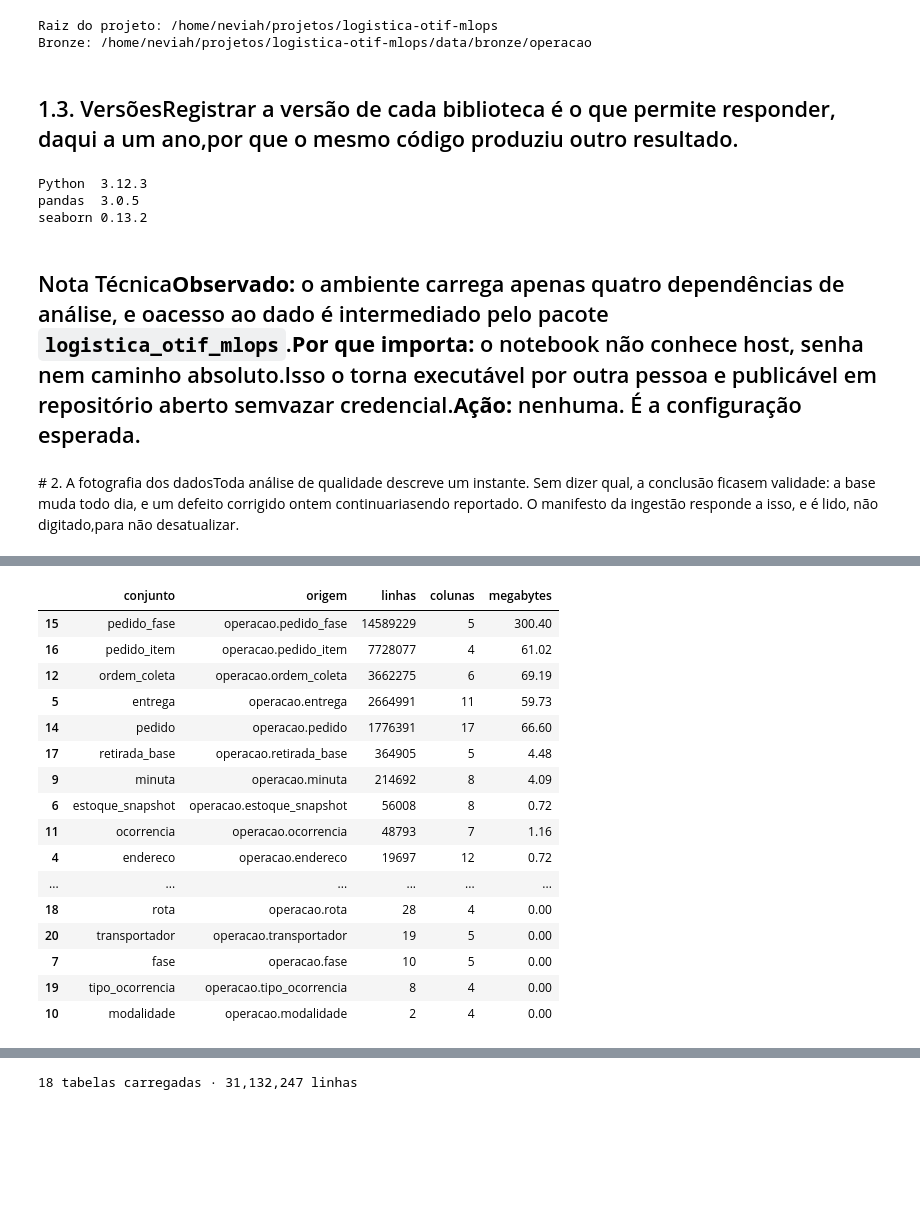
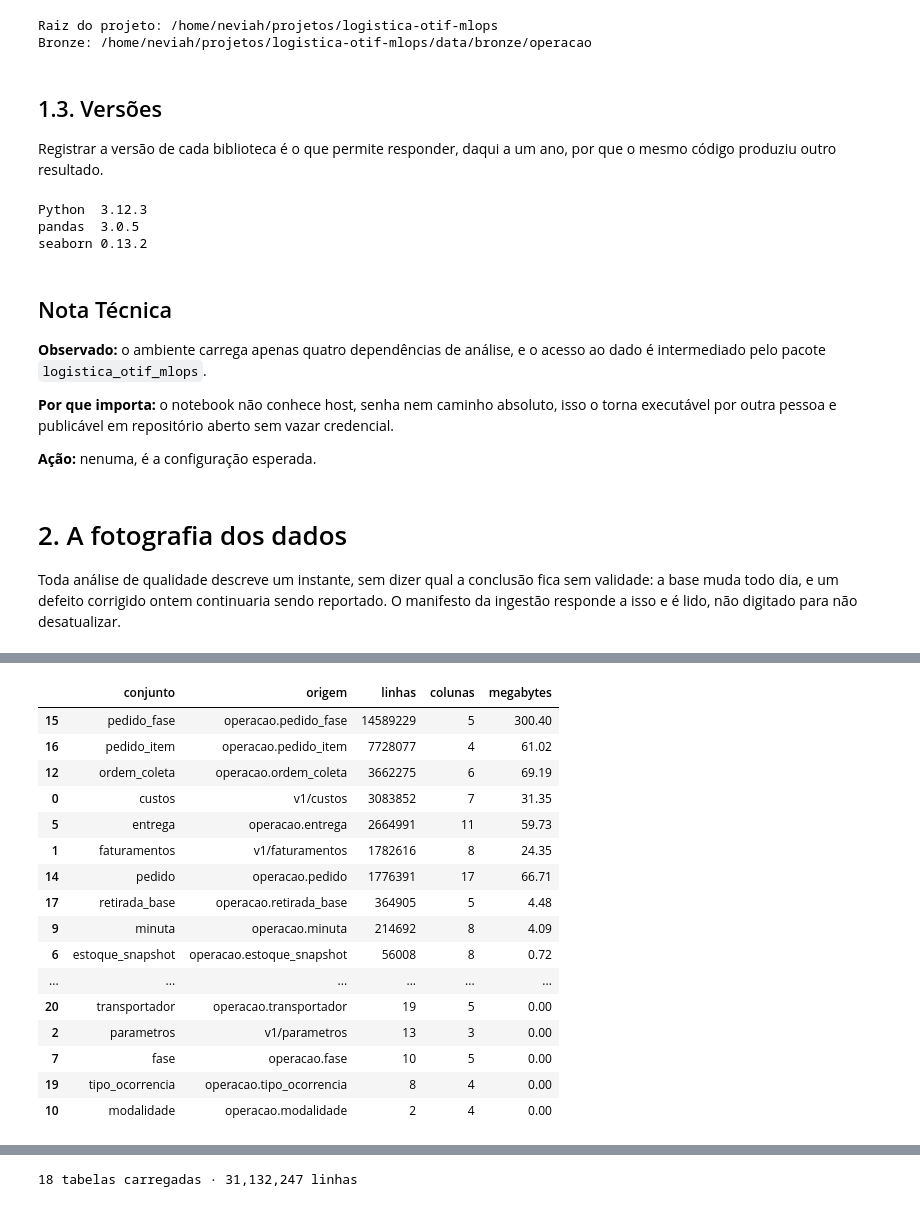
Before and after one commit to tiago466/logistica-otif-mlops, a Jupyter notebook: notebooks/operacional/00_eda_qualidade_dados_ope.ipynb, the cells around one changed output, grey strips where cells are left out. Cells and saved outputs as stored; diff of their text form; code cells hidden in the pictures; blank space fills up the shorter version.

Commit message:
feat(eda): notebook de qualidade completo com verificacao de hipoteses

```diff
--- a/notebooks/operacional/00_eda_qualidade_dados_ope.ipynb
+++ b/notebooks/operacional/00_eda_qualidade_dados_ope.ipynb
@@ -101,7 +108,8 @@ print(f"Bronze: {BRONZE}")
 Raiz do projeto: /home/neviah/projetos/logistica-otif-mlops
 Bronze: /home/neviah/projetos/logistica-otif-mlops/data/bronze/operacao
 # %% [markdown]
-## 1.3. VersõesRegistrar a versão de cada biblioteca é o que permite responder, daqui a um ano,por que o mesmo código produziu outro resultado.
+## 1.3. Versões
+Registrar a versão de cada biblioteca é o que permite responder, daqui a um ano, por que o mesmo código produziu outro resultado.
 # %%
 print(f"Python  {sys.version.split()[0]}")
 for modulo in (pd, sns):
@@ -111,9 +119,18 @@ Python  3.12.3
 pandas  3.0.5
 seaborn 0.13.2
 # %% [markdown]
-## Nota Técnica**Observado:** o ambiente carrega apenas quatro dependências de análise, e oacesso ao dado é intermediado pelo pacote `logistica_otif_mlops`.**Por que importa:** o notebook não conhece host, senha nem caminho absoluto.Isso o torna executável por outra pessoa e publicável em repositório aberto semvazar credencial.**Ação:** nenhuma. É a configuração esperada.
+## Nota Técnica
+
+**Observado:** o ambiente carrega apenas quatro dependências de análise, e o acesso ao dado é intermediado pelo pacote `logistica_otif_mlops`.
+
+**Por que importa:** o notebook não conhece host, senha nem caminho absoluto, isso o torna executável por outra pessoa e publicável em repositório aberto sem vazar credencial.
+
+**Ação:** nenuma, é a configuração esperada.
 # %% [markdown]
-<a id="secao-2"></a># 2. A fotografia dos dadosToda análise de qualidade descreve um instante. Sem dizer qual, a conclusão ficasem validade: a base muda todo dia, e um defeito corrigido ontem continuariasendo reportado. O manifesto da ingestão responde a isso, e é lido, não digitado,para não desatualizar.
+<a id="secao-2"></a>
+# 2. A fotografia dos dados
+
+Toda análise de qualidade descreve um instante, sem dizer qual a conclusão fica sem validade: a base muda todo dia, e um defeito corrigido ontem continuaria sendo reportado. O manifesto da ingestão responde a isso e é lido, não digitado para não desatualizar.
 # %%
 manifesto = json.loads((BRONZE.parent / "_manifesto.json").read_text(encoding="utf-8"))
 conjuntos = pd.DataFrame(manifesto["conjuntos"])
@@ -122,7 +139,7 @@ print(f"Carga concluída em: {manifesto['carga_concluida_em']}")
 print(f"Conjuntos ingeridos: {len(conjuntos)}")
 print(f"Linhas no total:     {conjuntos['linhas'].sum():,.0f}")
 
-conjuntos[conjuntos["dominio"] == "operacao"][
+conjuntos[
     ["conjunto", "origem", "linhas", "colunas", "megabytes"]
 ].sort_values("linhas", ascending=False)
 # %% [output]
@@ -130,19 +147,19 @@ Carga concluída em: 2026-08-12T16:02:09.562047+00:00
 Conjuntos ingeridos: 22
 Linhas no total:     35,998,842
 |  | conjunto | origem | linhas | colunas | megabytes |
 | 15 | pedido_fase | operacao.pedido_fase | 14589229 | 5 | 300.40 |
 | 16 | pedido_item | operacao.pedido_item | 7728077 | 4 | 61.02 |
 | 12 | ordem_coleta | operacao.ordem_coleta | 3662275 | 6 | 69.19 |
+| 0 | custos | v1/custos | 3083852 | 7 | 31.35 |
 | 5 | entrega | operacao.entrega | 2664991 | 11 | 59.73 |
-| 14 | pedido | operacao.pedido | 1776391 | 17 | 66.60 |
+| 1 | faturamentos | v1/faturamentos | 1782616 | 8 | 24.35 |
+| 14 | pedido | operacao.pedido | 1776391 | 17 | 66.71 |
 | 17 | retirada_base | operacao.retirada_base | 364905 | 5 | 4.48 |
 | 9 | minuta | operacao.minuta | 214692 | 8 | 4.09 |
 | 6 | estoque_snapshot | operacao.estoque_snapshot | 56008 | 8 | 0.72 |
-| 11 | ocorrencia | operacao.ocorrencia | 48793 | 7 | 1.16 |
-| 4 | endereco | operacao.endereco | 19697 | 12 | 0.72 |
 | ... | ... | ... | ... | ... | ... |
-| 18 | rota | operacao.rota | 28 | 4 | 0.00 |
 | 20 | transportador | operacao.transportador | 19 | 5 | 0.00 |
+| 2 | parametros | v1/parametros | 13 | 3 | 0.00 |
 | 7 | fase | operacao.fase | 10 | 5 | 0.00 |
 | 19 | tipo_ocorrencia | operacao.tipo_ocorrencia | 8 | 4 | 0.00 |
 | 10 | modalidade | operacao.modalidade | 2 | 4 | 0.00 |
```
Also changed, not shown: parts of 65 cells of this notebook, 2 other files.
